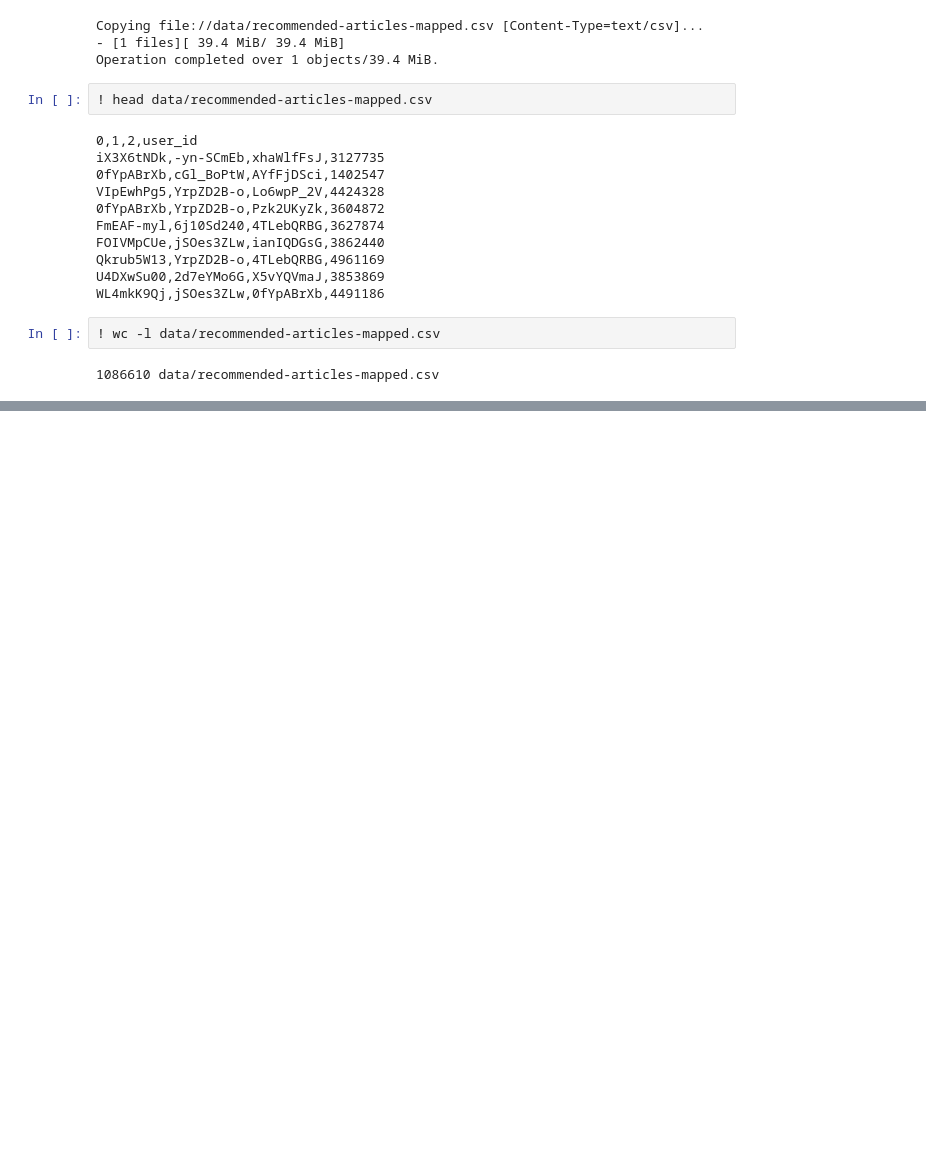
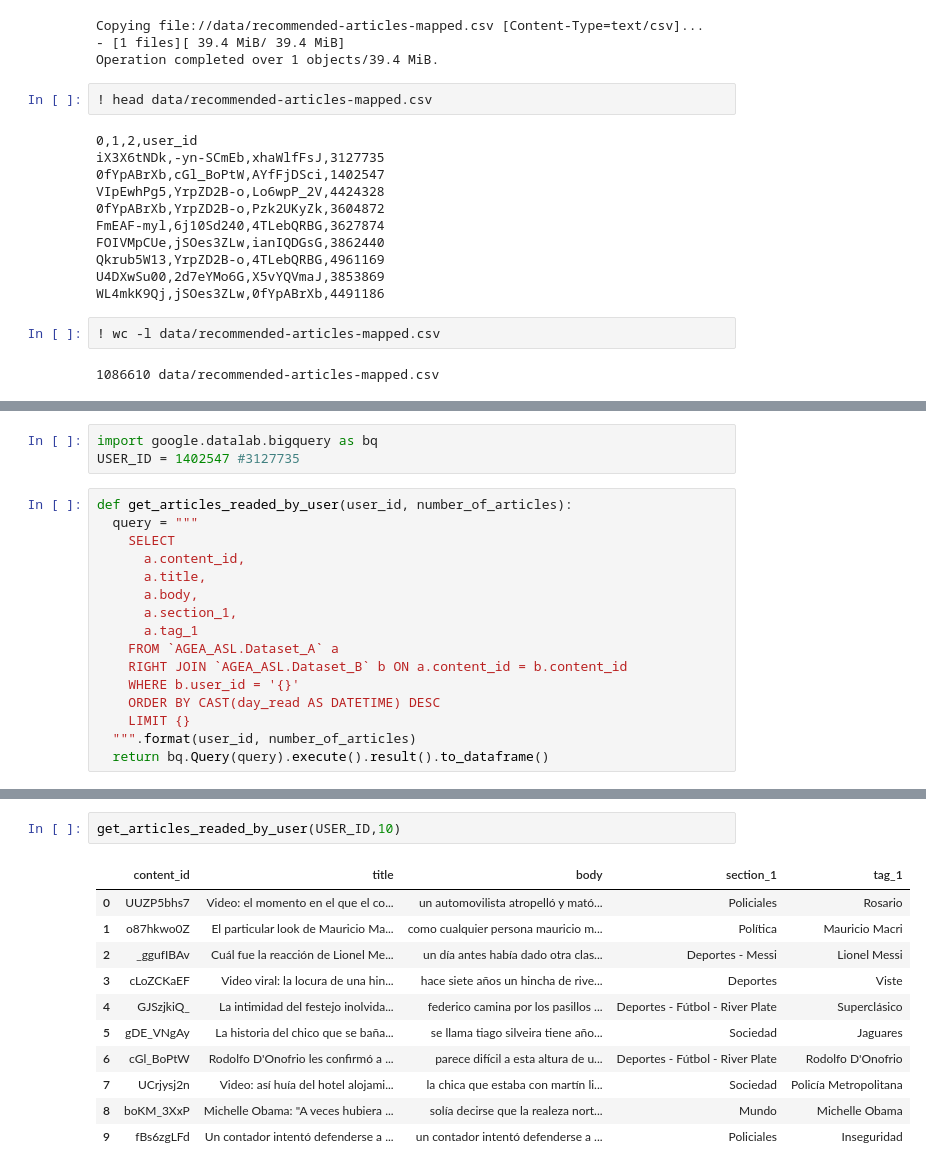
Before and after one commit to marianoogimenez/google-asl-project, a Jupyter notebook: recommendation-system/collaborative-filtering/recommend.ipynb, the cells around one changed output, grey strips where cells are left out. Cells and saved outputs as stored; diff of their text form; blank space fills up the shorter version.

```diff
--- a/recommendation-system/collaborative-filtering/recommend.ipynb
+++ b/recommendation-system/collaborative-filtering/recommend.ipynb
@@ -244,0 +247,19 @@ WL4mkK9Qj,jSOes3ZLw,0fYpABrXb,4491186
+# %%
+import google.datalab.bigquery as bq
+USER_ID = 1402547 #3127735
+# %%
+def get_articles_readed_by_user(user_id, number_of_articles):
+  query = """
+    SELECT
+      a.content_id,
+      a.title,
+      a.body,
+      a.section_1,
+      a.tag_1
+    FROM `AGEA_ASL.Dataset_A` a
+    RIGHT JOIN `AGEA_ASL.Dataset_B` b ON a.content_id = b.content_id
+    WHERE b.user_id = '{}'
+    ORDER BY CAST(day_read AS DATETIME) DESC
+    LIMIT {}
+  """.format(user_id, number_of_articles)
+  return bq.Query(query).execute().result().to_dataframe()
@@ -244,0 +274,14 @@ WL4mkK9Qj,jSOes3ZLw,0fYpABrXb,4491186
+# %%
+get_articles_readed_by_user(USER_ID,10)
+# %% [output]
+|  | content_id | title | body | section_1 | tag_1 |
+| 0 | UUZP5bhs7 | Video: el momento en el que el co... | un automovilista atropelló y mató... | Policiales | Rosario |
+| 1 | o87hkwo0Z | El particular look de Mauricio Ma... | como cualquier persona mauricio m... | Política | Mauricio Macri |
+| 2 | _ggufIBAv | Cuál fue la reacción de Lionel Me... | un día antes había dado otra clas... | Deportes - Messi | Lionel Messi |
+| 3 | cLoZCKaEF | Video viral: la locura de una hin... | hace siete años un hincha de rive... | Deportes | Viste |
+| 4 | GJSzjkiQ_ | La intimidad del festejo inolvida... | federico camina por los pasillos ... | Deportes - Fútbol - River Plate | Superclásico |
+| 5 | gDE_VNgAy | La historia del chico que se baña... | se llama tiago silveira tiene año... | Sociedad | Jaguares |
+| 6 | cGl_BoPtW | Rodolfo D'Onofrio les confirmó a ... | parece difícil a esta altura de u... | Deportes - Fútbol - River Plate | Rodolfo D'Onofrio |
+| 7 | UCrjysj2n | Video: así huía del hotel alojami... | la chica que estaba con martín li... | Sociedad | Policía Metropolitana |
+| 8 | boKM_3XxP | Michelle Obama: "A veces hubiera ... | solía decirse que la realeza nort... | Mundo | Michelle Obama |
+| 9 | fBs6zgLFd | Un contador intentó defenderse a ... | un contador intentó defenderse a ... | Policiales | Inseguridad |
```
Also changed, not shown: parts of 3 cells of this notebook.
